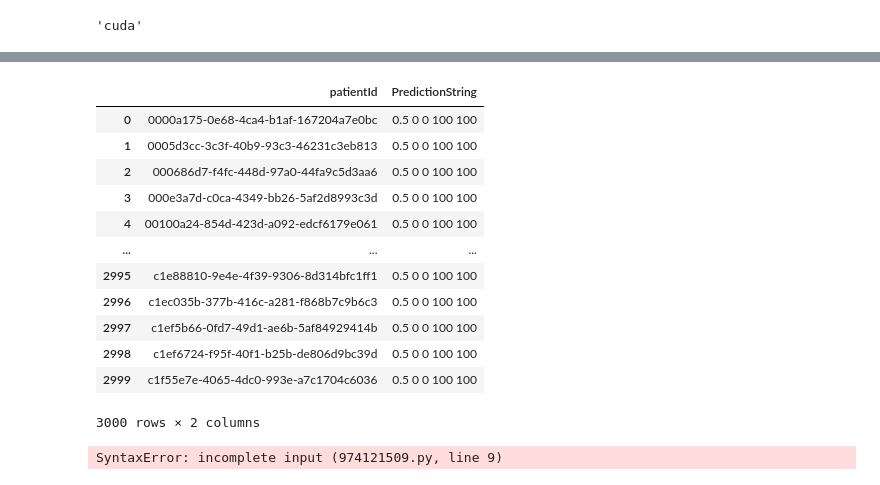
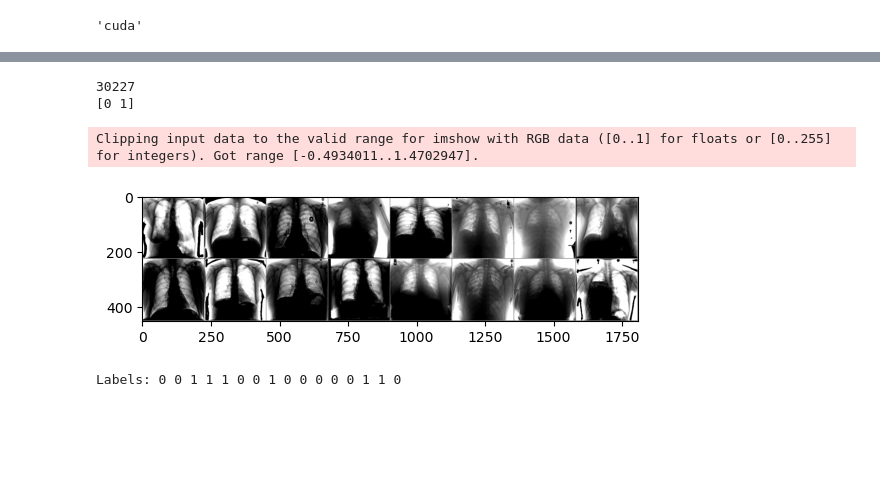
Before and after one commit to Aditya-gautam21/RSNA, a Jupyter notebook: Training.ipynb, the cells around one changed output, grey strips where cells are left out. Saved outputs shown, nothing was run; the diff lists cells and outputs as text; code cells hidden in the pictures; blank space fills up the shorter version.

Commit message:
training

```diff
--- a/Training.ipynb
+++ b/Training.ipynb
@@ -68,31 +55,14 @@ train_labels
-# %%
-sample_submission = pd.read_csv("stage_2_sample_submission.csv")
-sample_submission
-# %% [output]
-|  | patientId | PredictionString |
-| 0 | 0000a175-0e68-4ca4-b1af-167204a7e0bc | 0.5 0 0 100 100 |
-| 1 | 0005d3cc-3c3f-40b9-93c3-46231c3eb813 | 0.5 0 0 100 100 |
-| 2 | 000686d7-f4fc-448d-97a0-44fa9c5d3aa6 | 0.5 0 0 100 100 |
-| 3 | 000e3a7d-c0ca-4349-bb26-5af2d8993c3d | 0.5 0 0 100 100 |
-| 4 | 00100a24-854d-423d-a092-edcf6179e061 | 0.5 0 0 100 100 |
-| ... | ... | ... |
-| 2995 | c1e88810-9e4e-4f39-9306-8d314bfc1ff1 | 0.5 0 0 100 100 |
-| 2996 | c1ec035b-377b-416c-a281-f868b7c9b6c3 | 0.5 0 0 100 100 |
-| 2997 | c1ef5b66-0fd7-49d1-ae6b-5af84929414b | 0.5 0 0 100 100 |
-| 2998 | c1ef6724-f95f-40f1-b25b-de806d9bc39d | 0.5 0 0 100 100 |
-| 2999 | c1f55e7e-4065-4dc0-993e-a7c1704c6036 | 0.5 0 0 100 100 |
-3000 rows × 2 columns
 # %%
-DATA_DIR = Path("stage_2_train_images/")
+image_dir = Path("stage_2_train_images/")
-# %%
-with open(os.path.join(DATA_DIR,'stage_2_train_labels_right.csv'), newline="") as inp, open(os.path.join(DATA_DIR,'stage_2_train_labels_right_poprawne.csv'), 'w', newline="") as out:
-    reader = csv.DictReader(inp, delimiter=' ',fieldnames = ['patientId','x', 'y', 'width', 'height', 'Target'])
-    writer = csv.DictWriter(out, fieldnames=reader.fieldnames)
-    # read input file fully into a list of rows
-    reader = list(reader)
-    writer.writeheader()
-    # now iterate on reversed list
-    for row in reversed(reader):
-# %% [output]
-SyntaxError: incomplete input (974121509.py, line 9)
+# %%
+train_df = pd.read_csv("stage_2_train_labels.csv")
+train_df = train_df.dropna(subset=["Target"])
+train_df = train_df[train_df["Target"].isin([0, 1])]
+train_df = train_df.reset_index(drop=True)
+
+print(len(train_df))
+print(train_df.iloc[:, -1].unique())
+# %% [output]
+30227
+[0 1]
 # %%
@@ -99,0 +104,18 @@ transforms =
+# %%
+dataiter = iter(train_loader)
+images, labels = next(dataiter)
+
+# Display images using matplotlib
+def imshow(img):
+    img = img / 2 + 0.5  # Unnormalize
+    npimg = img.numpy()
+    plt.imshow(np.transpose(npimg, (1, 2, 0)))
+    plt.show()
+
+# Show a grid of images
+imshow(torchvision.utils.make_grid(images))
+print('Labels:', ' '.join(f'{label}' for label in labels))
+# %% [output]
+Clipping input data to the valid range for imshow with RGB data ([0..1] for floats or [0..255] for integers). Got range [-0.4934011..1.4702947].
+[figure, added]
+Labels: 0 0 1 1 1 0 0 1 0 0 0 0 0 1 1 0
```
Also changed, not shown: parts of 9 cells of this notebook, 1 other file.
